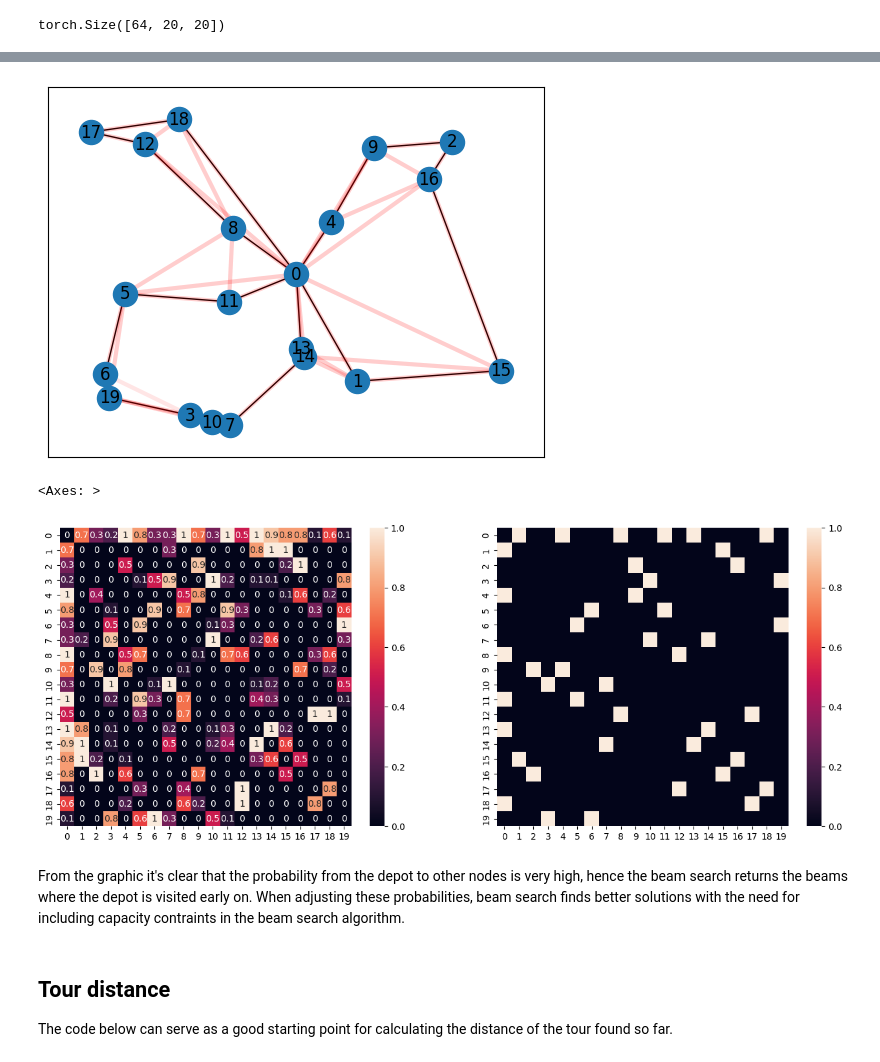
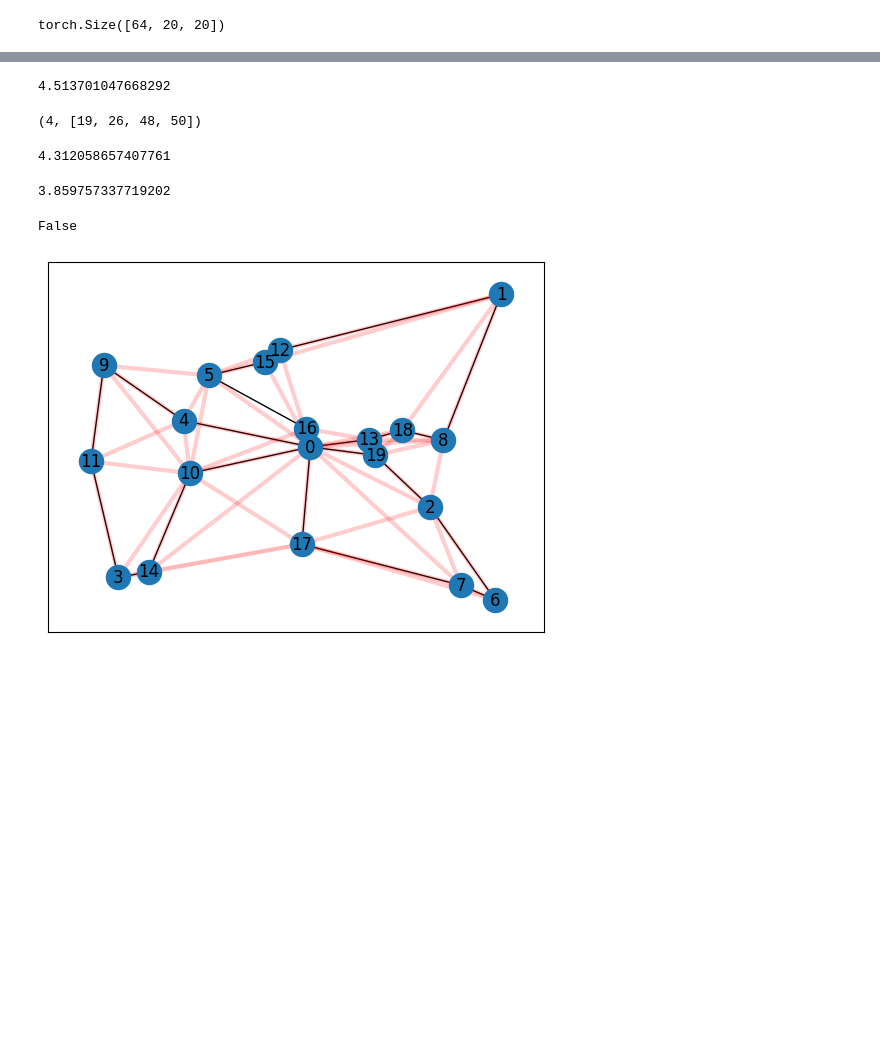
Before and after one commit to sebammon/vrp-thesis, a Jupyter notebook: Beam search.ipynb, the cells around one changed output, grey strips where cells are left out. Saved outputs shown, nothing was run; the diff lists cells and outputs as text; code cells hidden in the pictures; blank space fills up the shorter version.

```diff
--- a/Beam search.ipynb
+++ b/Beam search.ipynb
@@ -335,10 +155,30 @@ bs.sanity_check()
+# %%
+mean_tour_length(tours.numpy(), dist_mat.numpy())
+# %% [output]
+4.513701047668292
+# %%
+get_valid_tours(tours.numpy(), demands.numpy(), 40)
+# %% [output]
+(4, [19, 26, 48, 50])
+# %%
+tour_length_from_adj_matrix(targets[10].numpy(), dist_mat[10].numpy())
+# %% [output]
+4.312058657407761
+# %%
+tour_length_from_tour_list(tours[10].cpu().numpy(), dist_mat[10].cpu().numpy())
+# %% [output]
+3.859757337719202
+# %%
+is_valid_capacity_tour(tours[10].numpy(), demands[10].numpy(), 40)
+# %% [output]
+False
 # %%
-idx = 0
+idx = 10
 
 coords_np = coords.cpu().numpy()
 preds_np = preds.argmax(dim=3).cpu().numpy()
 targets_np = targets.cpu().numpy()
 
 plot_edge_predictions(coords_np[idx], preds_np[idx], targets_np[idx])
 # %% [output]
-[figure, old version]
+[figure, new version]
@@ -348,16 +184,0 @@ y[..., 0] *= 0.5
-# %%
-fig, ax = plt.subplots(ncols=2, nrows=1, figsize=(16, 6))
-
-annot = False
-
-sns.heatmap(y_pred[0].cpu().numpy().round(1), annot=True, ax=ax[0])
-sns.heatmap(targets_np[0], annot=annot, ax=ax[1])
-# %% [output]
-<Axes: >
-[figure, removed]
-# %% [markdown]
-From the graphic it's clear that the probability from the depot to other nodes is very high, hence the beam search returns the beams where the depot is visited early on. When adjusting these probabilities, beam search finds better solutions with the need for including capacity contraints in the beam search algorithm.
-# %% [markdown]
-## Tour distance
-
-The code below can serve as a good starting point for calculating the distance of the tour found so far.
```
Also changed, not shown: parts of 19 cells of this notebook, 1 other file.
